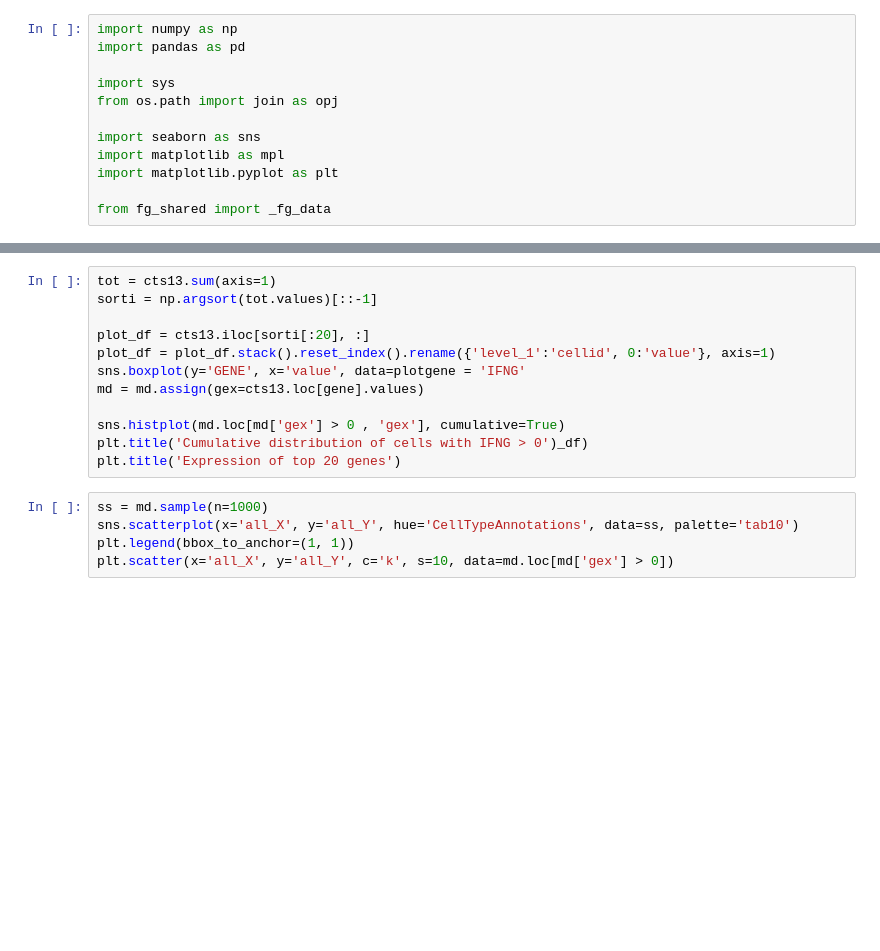
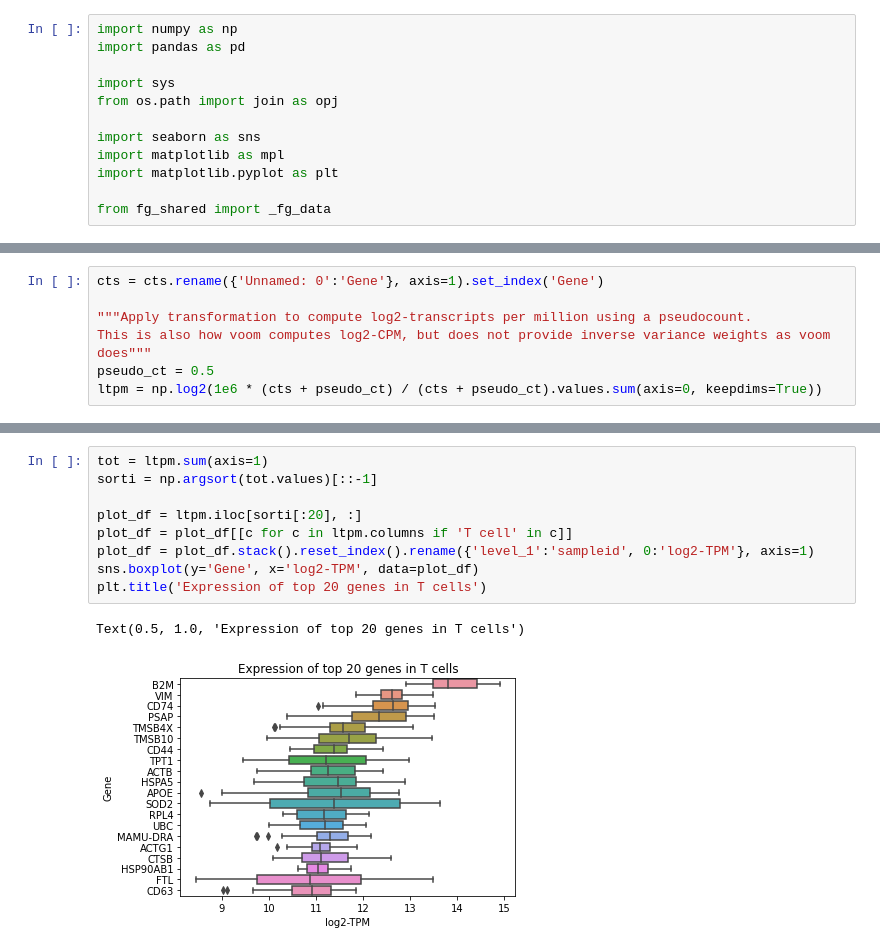
Before and after one commit to FredHutch/seatrac-hackday-2023, a Jupyter notebook: example_scripts/darrah_etal.ipynb, the cells around one changed output, grey strips where cells are left out. Cells and saved outputs as stored; diff of their text form; blank space fills up the shorter version.

```diff
--- a/example_scripts/darrah_etal.ipynb
+++ b/example_scripts/darrah_etal.ipynb
@@ -39,0 +48,7 @@ cts13 = pd.read_csv(opj(bigdata_folder, 'darrah_Week25.Filtered.cells.txt'), sep
+# %%
+cts = cts.rename({'Unnamed: 0':'Gene'}, axis=1).set_index('Gene')
+
+"""Apply transformation to compute log2-transcripts per million using a pseudocount.
+This is also how voom computes log2-CPM, but does not provide inverse variance weights as voom does"""
+pseudo_ct = 0.5
+ltpm = np.log2(1e6 * (cts + pseudo_ct) / (cts + pseudo_ct).values.sum(axis=0, keepdims=True))
@@ -40,17 +72,12 @@ cts13 = pd.read_csv(opj(bigdata_folder, 'darrah_Week25.Filtered.cells.txt'), sep
 # %%
-tot = cts13.sum(axis=1)
+tot = ltpm.sum(axis=1)
 sorti = np.argsort(tot.values)[::-1]
 
-plot_df = cts13.iloc[sorti[:20], :]
-plot_df = plot_df.stack().reset_index().rename({'level_1':'cellid', 0:'value'}, axis=1)
-sns.boxplot(y='GENE', x='value', data=plotgene = 'IFNG'
-md = md.assign(gex=cts13.loc[gene].values)
-
-sns.histplot(md.loc[md['gex'] > 0 , 'gex'], cumulative=True)
-plt.title('Cumulative distribution of cells with IFNG > 0')_df)
-plt.title('Expression of top 20 genes')
+plot_df = ltpm.iloc[sorti[:20], :]
+plot_df = plot_df[[c for c in ltpm.columns if 'T cell' in c]]
+plot_df = plot_df.stack().reset_index().rename({'level_1':'sampleid', 0:'log2-TPM'}, axis=1)
+sns.boxplot(y='Gene', x='log2-TPM', data=plot_df)
+plt.title('Expression of top 20 genes in T cells')
+# %% [output]
+Text(0.5, 1.0, 'Expression of top 20 genes in T cells')
+[figure, added]
-# %%
-ss = md.sample(n=1000)
-sns.scatterplot(x='all_X', y='all_Y', hue='CellTypeAnnotations', data=ss, palette='tab10')
-plt.legend(bbox_to_anchor=(1, 1))
-plt.scatter(x='all_X', y='all_Y', c='k', s=10, data=md.loc[md['gex'] > 0])
```
Also changed, not shown: parts of 7 cells of this notebook, 10 other files.
